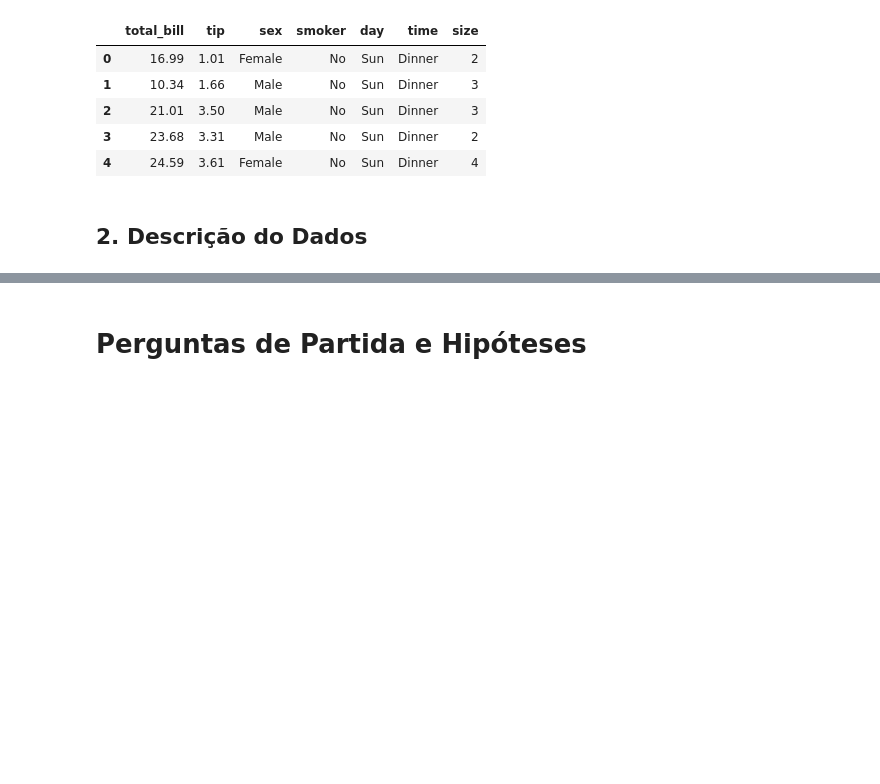
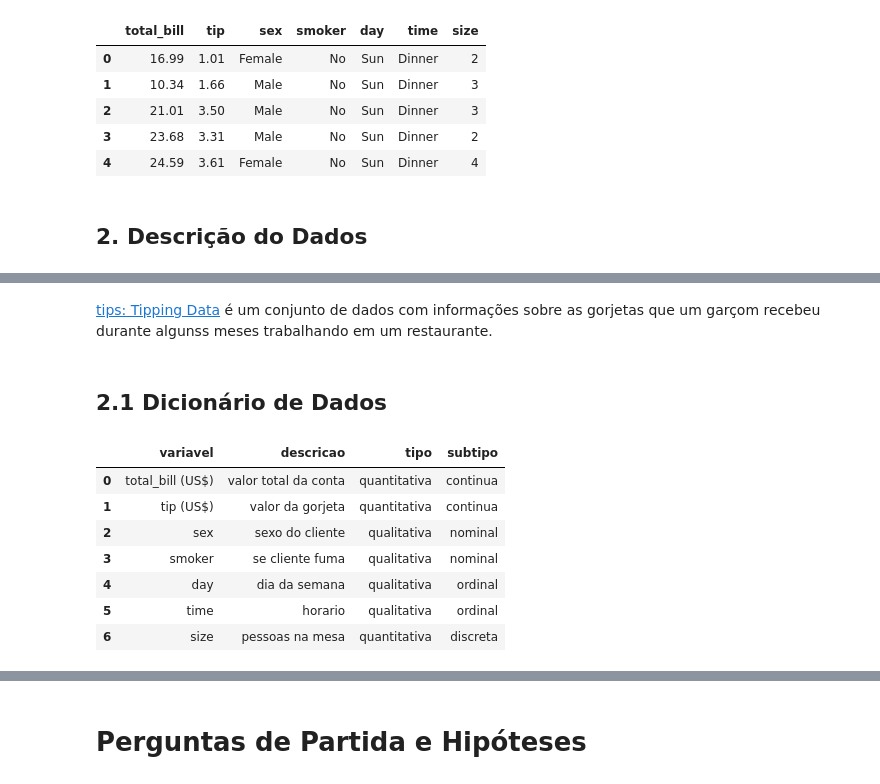
Before and after one commit to Fernanda-Cordeiro/avanti-bootcamp-cdd, a Jupyter notebook: notebooks/01-exploratory_data_analysis.ipynb, the cells around one changed output, grey strips where cells are left out. Cells and saved outputs as stored; diff of their text form; code cells hidden in the pictures; blank space fills up the shorter version.

Commit message:
Modifica dicionário

```diff
--- a/notebooks/01-exploratory_data_analysis.ipynb
+++ b/notebooks/01-exploratory_data_analysis.ipynb
@@ -33,0 +31,17 @@ df.head()
+# %% [markdown]
+
+[tips: Tipping Data](https://rdrr.io/cran/reshape2/man/tips.html) é um conjunto de dados com informações sobre as gorjetas que um garçom recebeu durante algunss meses trabalhando em um restaurante.
+# %% [markdown]
+## 2.1 Dicionário de Dados
+# %%
+dicionario = pd.read_csv('../data/external/dictionary.csv')
+dicionario
+# %% [output]
+|  | variavel | descricao | tipo | subtipo |
+| 0 | total_bill (US$) | valor total da conta | quantitativa | continua |
+| 1 | tip (US$) | valor da gorjeta | quantitativa | continua |
+| 2 | sex | sexo do cliente | qualitativa | nominal |
+| 3 | smoker | se cliente fuma | qualitativa | nominal |
+| 4 | day | dia da semana | qualitativa | ordinal |
+| 5 | time | horario | qualitativa | ordinal |
+| 6 | size | pessoas na mesa | quantitativa | discreta |
```
Also changed, not shown: parts of 19 cells of this notebook, 2 other files.
